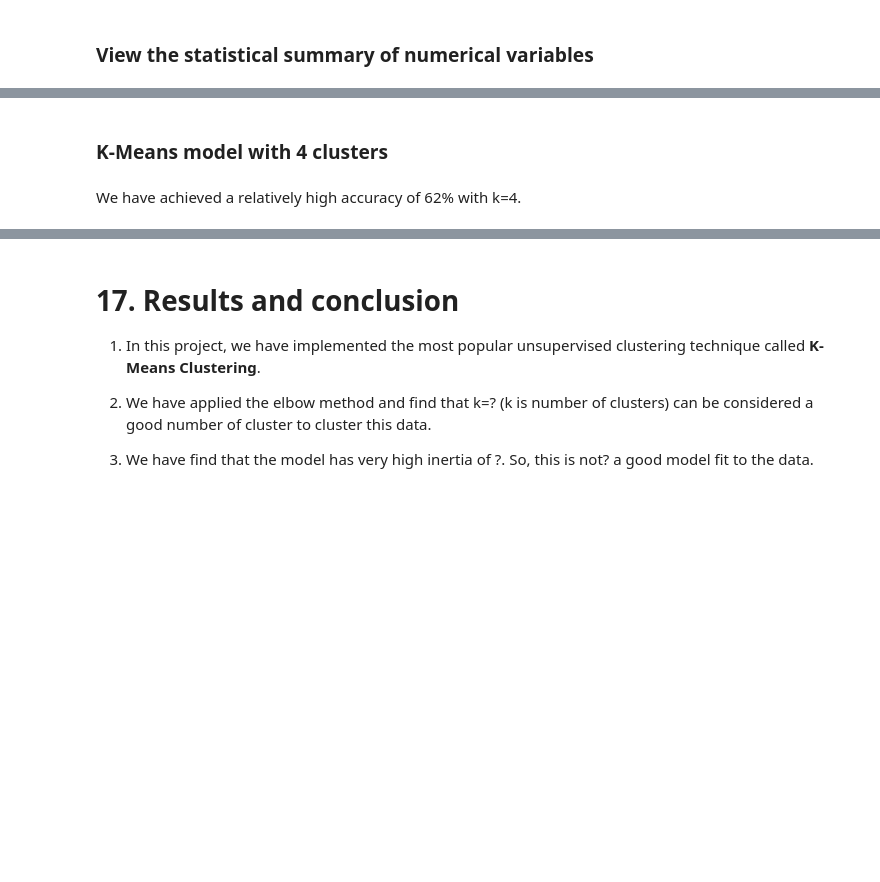
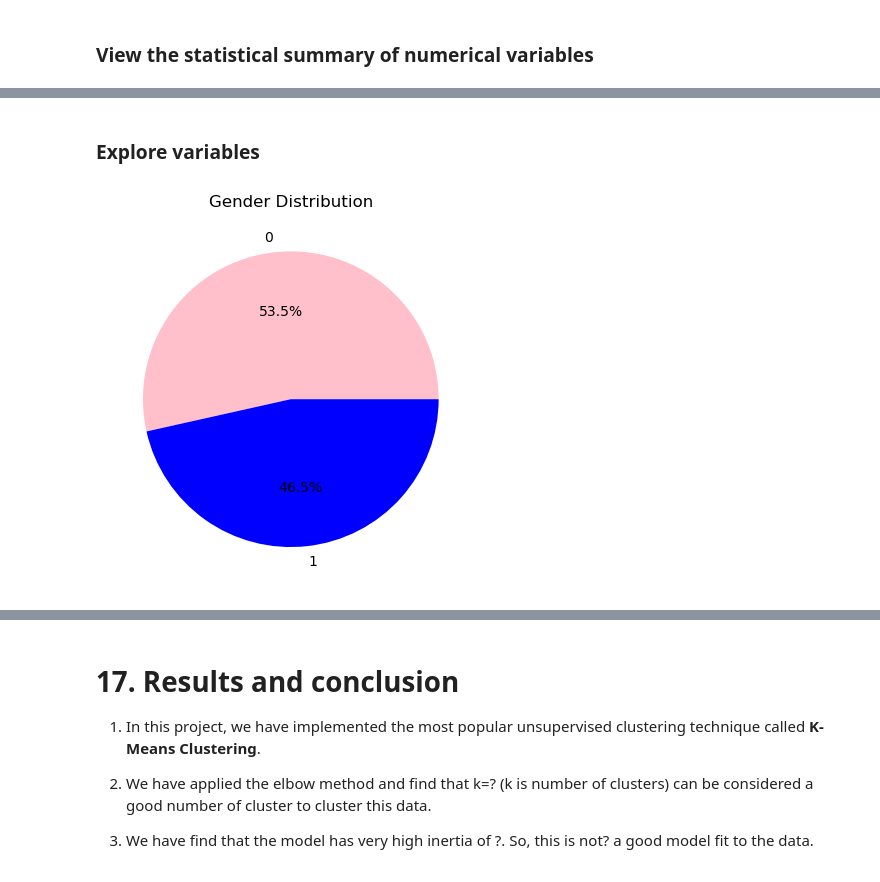
Before and after one commit to Ousoka/Kmeans, a Jupyter notebook: KA_BAKHOUM_k-means-clustering-with-python.ipynb, the cells around one changed output, grey strips where cells are left out. Drawn from its saved outputs; the diff is of its cells as text; code cells hidden in the pictures; blank space fills up the shorter version.

```diff
--- a/KA_BAKHOUM_k-means-clustering-with-python.ipynb
+++ b/KA_BAKHOUM_k-means-clustering-with-python.ipynb
@@ -316,0 +325,9 @@ df.head()
+# %%
+# Initialize the label encoder
+label_encoder = LabelEncoder()
+
+# Encode the 'Gender' column
+df['Gender'] = label_encoder.fit_transform(df['Gender'])
+
+# Display the encoded data
+print(df[['Gender']].head())
@@ -329,2 +376,0 @@ We can see that there are 4 redundant columns in the dataset. We should drop the
-# %%
-df.drop(['Column1', 'Column2', 'Column3', 'Column4'], axis=1, inplace=True)
@@ -383,2 +390,0 @@ We can see that there are 4 categories of labels in the `status_type` variable.
-# %%
-df.drop(['status_id', 'status_published'], axis=1, inplace=True)
@@ -558,2 +390,0 @@ print('Accuracy score: {0:0.2f}'. format(correct_labels/float(y.size)))
-# %% [markdown]
-### K-Means model with 4 clusters
@@ -571,2 +391,9 @@ print('Accuracy score: {0:0.2f}'. format(correct_labels/float(y.size)))
-# %% [markdown]
-We have achieved a relatively high accuracy of 62% with k=4.
+# %% [markdown]
+### Explore variables
+# %%
+# Gender breakdown
+plt.pie(df['Gender'].value_counts(), labels=df['Gender'].unique(), autopct='%1.1f%%', colors=['pink', 'blue'])
+plt.title("Gender Distribution")
+plt.show()
+# %% [output]
+[figure, added]
```
Also changed, not shown: parts of 105 cells of this notebook.
